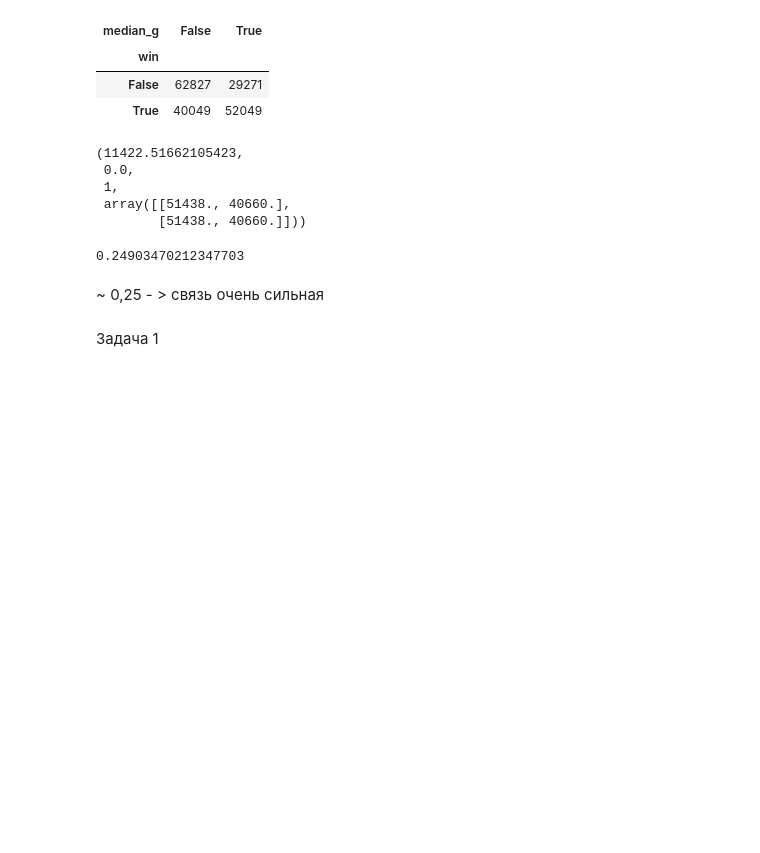
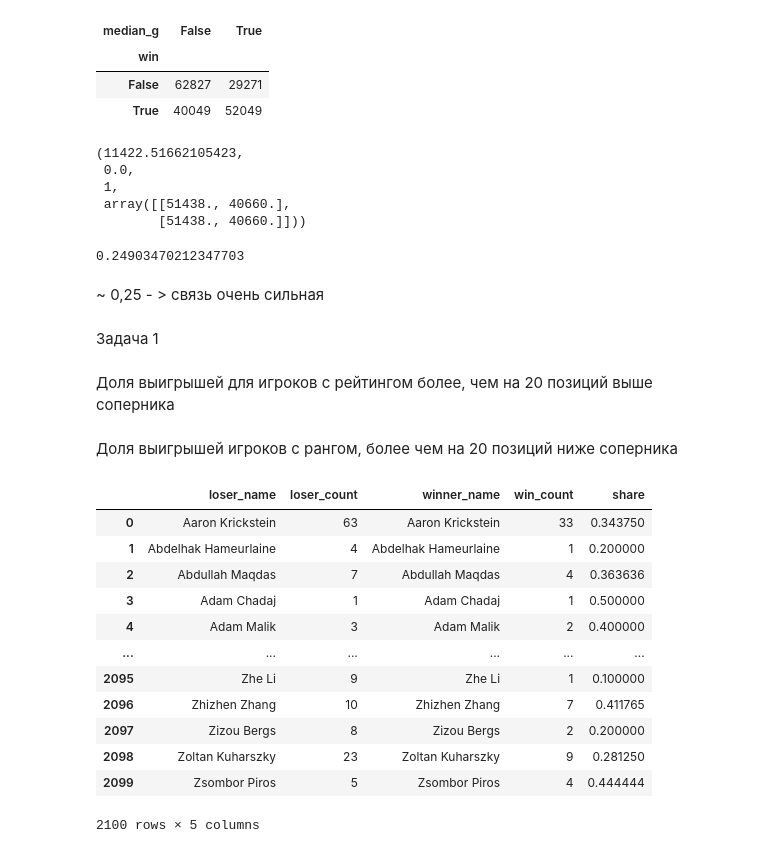
Before and after one commit to MarinaGrad/SF-data-science22, a Jupyter notebook: homework/Tennis_homework/tennis_notebook_MGHW.ipynb, the cells around one changed output. Drawn from its saved outputs; the diff is of its cells as text; code cells hidden in the pictures; blank space fills up the shorter version.

```diff
--- a/homework/Tennis_homework/tennis_notebook_MGHW.ipynb
+++ b/homework/Tennis_homework/tennis_notebook_MGHW.ipynb
@@ -899,0 +906,3 @@ cramer
+# %%
+rank_20g = rank_df[(rank_df['loser_rank'] - rank_df['winner_rank']) > 20]
+rank_20g
@@ -899,0 +914,3 @@ cramer
+# %%
+rank_20l = rank_df[(rank_df['winner_rank'] - rank_df['loser_rank']) > 20]
+rank_20l
@@ -899,0 +920,2 @@ cramer
+# %% [markdown]
+Доля выигрышей для игроков с рейтингом более, чем на 20 позиций выше соперника
@@ -899,0 +926,26 @@ cramer
+# %%
+rank_20g_groupped_l = rank_20g.groupby(by='loser_name').count().reset_index().rename({'winner_rank':'loser_count'},axis=1)
+rank_20g_groupped_l
+# %%
+rank_20l_groupped_w = rank_20l.groupby(by='winner_name').count().reset_index().rename({'winner_rank':'win_count'},axis=1)
+rank_20l_groupped_w
+# %% [markdown]
+Доля выигрышей игроков с рангом, более чем на 20 позиций ниже соперника
+# %%
+share_20l = pd.merge(rank_20g_groupped_l[['loser_name', 'loser_count']], rank_20l_groupped_w[['winner_name','win_count']], left_on='loser_name', right_on='winner_name')
+share_20l['share'] = share_20l['win_count']/(share_20l['win_count']+share_20l['loser_count'])
+share_20l
+# %% [output]
+|  | loser_name | loser_count | winner_name | win_count | share |
+| 0 | Aaron Krickstein | 63 | Aaron Krickstein | 33 | 0.343750 |
+| 1 | Abdelhak Hameurlaine | 4 | Abdelhak Hameurlaine | 1 | 0.200000 |
+| 2 | Abdullah Maqdas | 7 | Abdullah Maqdas | 4 | 0.363636 |
+| 3 | Adam Chadaj | 1 | Adam Chadaj | 1 | 0.500000 |
+| 4 | Adam Malik | 3 | Adam Malik | 2 | 0.400000 |
+| ... | ... | ... | ... | ... | ... |
+| 2095 | Zhe Li | 9 | Zhe Li | 1 | 0.100000 |
+| 2096 | Zhizhen Zhang | 10 | Zhizhen Zhang | 7 | 0.411765 |
+| 2097 | Zizou Bergs | 8 | Zizou Bergs | 2 | 0.200000 |
+| 2098 | Zoltan Kuharszky | 23 | Zoltan Kuharszky | 9 | 0.281250 |
+| 2099 | Zsombor Piros | 5 | Zsombor Piros | 4 | 0.444444 |
+2100 rows × 5 columns
```
Also changed, not shown: parts of 6 cells of this notebook.
